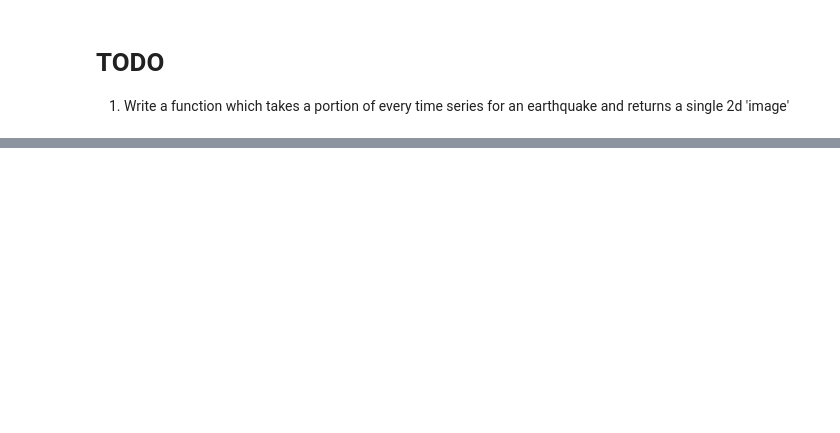
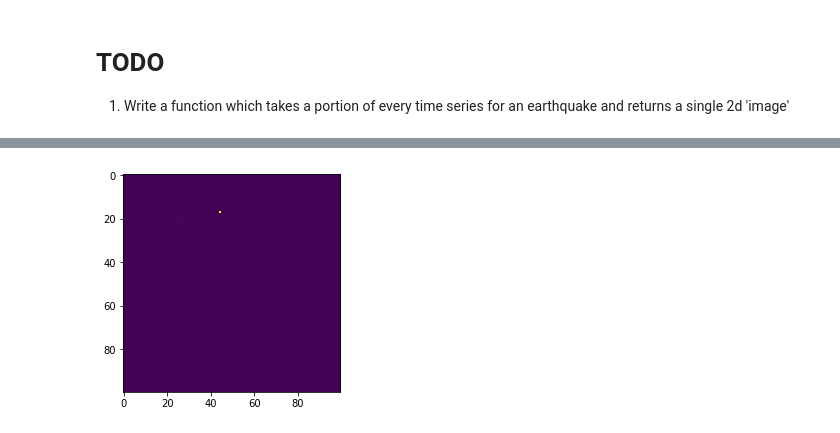
Before and after one commit to jamesjarlathlong/groningen, a Jupyter notebook: data/creating_tiles.ipynb, the cells around one changed output, grey strips where cells are left out. Cells and saved outputs as stored; diff of their text form; code cells hidden in the pictures; blank space fills up the shorter version.

Commit message:
visualization notebook added

```diff
--- a/data/creating_tiles.ipynb
+++ b/data/creating_tiles.ipynb
@@ -99,0 +127,84 @@ array([[2, 5],
+# %%
+def tile_creater(manytimeseries,slicelen =1, metric = np.max):
+    """manytimeseries is a list of dictionaries
+    like so {'stationlat': , 'stationlon':, 'ts':numpy array}
+    we need to calculate the metric for each one, and then place
+    each metric in a 2d grid according to its latitude and longitude
+    metric is a function that operates on a 2d array, and returns """
+    #dataarray = np.asarray([i['data'] for i in manytimeseries])#a n rows by t columns array where n is the num sensors
+    dataarray = np.zeros((len(manytimeseries),manytimeseries[0]['ts'].size))
+    i=0
+    for stationdata in manytimeseries:
+        dataarray[i,0:stationdata['ts'].size] = np.array(stationdata['ts'])
+        i+=1
+
+    metrics = slicecalcer(dataarray, slicelen, metric) #now columns are a metric of each slice of the original,
+    #and rows still correspond with an individual sensor each. now for each column create a tile. something
+    #like
+    stationdeets = np.asarray([[i.get('stationlat'),i.get('stationlon')]
+                                for i in manytimeseries])
+#     tiles = [singletile(metrics[:,idx], stationdeets)
+#              for idx in range(np.shape(metrics)[1])]
+    print(stationdeets[1,0])
+    return stationdeets
+
+manytimeseries = egdata[0]['data']
+dataarray = np.zeros((len(manytimeseries),manytimeseries[0]['ts'].size))
+i=0
+for stationdata in manytimeseries:
+    dataarray[i,0:stationdata['ts'].size] = np.array(stationdata['ts'])
+    i+=1
+slicelen =100
+metric = np.max
+metrics = slicecalcer(dataarray, slicelen, metric)
+
+#print(manytimeseries)
+stationdeets = tile_creater(manytimeseries)
+print(type(stationdeets))
+print(stationdeets.shape[0])
+print(stationdeets[0,:])
+
+lat,lon = np.asarray([stationdeets[i,:] for i in range(stationdeets.shape[0])],float).T
+topleft = np.asarray([6.4,53.50])
+print(lat.shape[0])
+
+resolution = 1.60/100
+size = 1.6
+
+slice_grid = np.zeros((int(size/resolution),int(size/resolution)))
+
+x,y = np.asarray([grid_translation(topleft,0.65,lat[i],lon[i]) for i in range(lat.shape[0])]).T
+#print((x))
+print(x.shape)
+print(range(x.shape[0]))
+
+# n = int(x/resolution)
+# m = int(y/resolution)
+# return (n,m)
+
+#matrix is nxm
+n,m = np.asarray([discretiser(size, resolution, x[i],y[i]) for i in range(x.shape[0])]).T
+#print(n)
+#print(lat.shape)
+#print(lon)
+print(type(metrics))
+print(metrics.shape)
+print('\n')
+print(metrics[0,0])
+print(metrics[1,0])
+for station in range(metrics.shape[0]):
+    #print(station)
+    slice_grid[m[station],n[station]]=metrics[station,0]
+    #print(m[station],n[station],metrics[station,0])
+    #print('slice_grid:',slice_grid[m[station],n[station]],'\n')
+
+print(type(slice_grid))
+print(slice_grid.shape)
+max_row= np.max(np.max(slice_grid,axis=0))
+max_column =np.max(np.max(slice_grid,axis=1))
+print(max_row,max_column)
+plt.imshow(slice_grid/max_row*255)
+plt.show()
+
+slice_grid
+# %% [output]
@@ -99,0 +227 @@ array([[2, 5],
+[figure, added]
```
Also changed, not shown: parts of 17 cells of this notebook, 7 other files.
